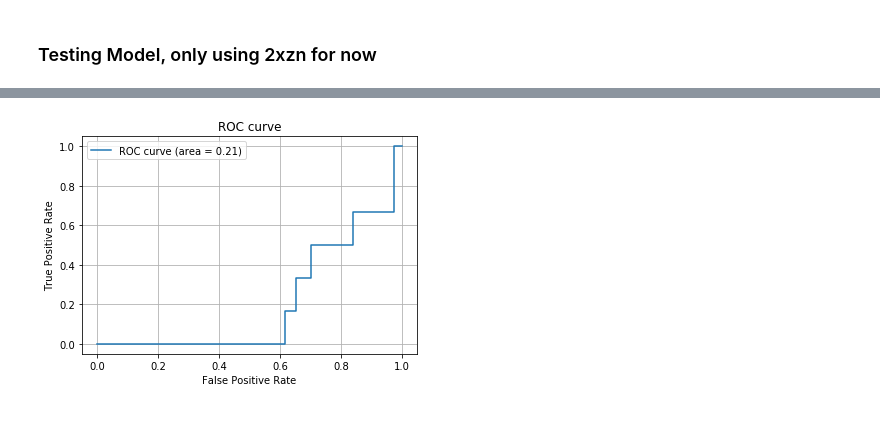
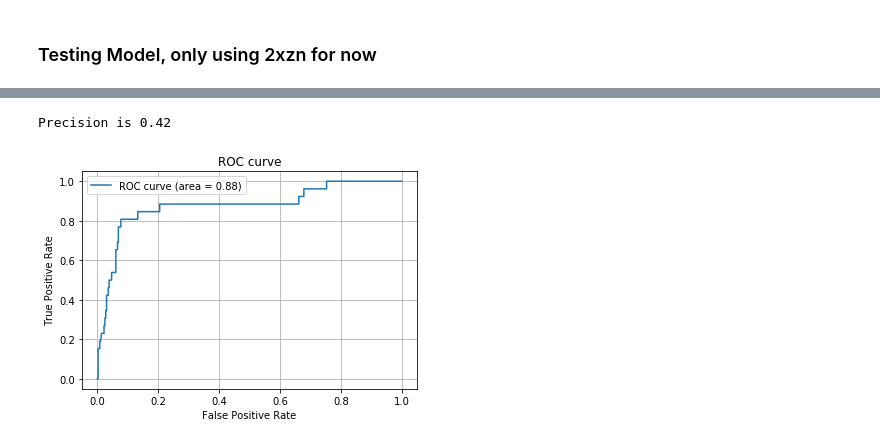
Before and after one commit to ChrisBiGithub/Graduate-Research, a Jupyter notebook: Research/model.ipynb, the cells around one changed output, grey strips where cells are left out. Cells and saved outputs as stored; diff of their text form; code cells hidden in the pictures.

Commit message:
With new contact map method, models and some other things

```diff
--- a/Research/model.ipynb
+++ b/Research/model.ipynb
@@ -164,8 +159,8 @@ def sparseToTensor(sp_mx):
     return torch.sparse.FloatTensor(indices, values, shape)
 # %%
 """Turn everything into tensors (part of loadData())"""
-temp = torch.LongTensor(range(adj.shape[0]))
-temp_perm = temp[torch.randperm(adj.shape[0])]
+temp = torch.LongTensor(range(adj1.shape[0]))
+temp_perm = temp[torch.randperm(adj1.shape[0])]
 
 train_idx_1 = temp_perm[:250]
 val_idx_1 = temp_perm[250:300]
@@ -174,9 +169,18 @@ test_idx_1 = temp_perm[300:]
 # print("Train index: {} \n Validation index: {} \n Test index: {}\n".format(train_idx_1, val_idx_1, test_idx_1))
 # print("=========================================================================================================")
 
-norm_lap_1 = sparseToTensor(norm_lap)
+# norm_lap_1 = sparseToTensor(norm_lap)
+# k2_lap_1 = sparseToTensor(k2_lap)
+# k3_lap_1 = sparseToTensor(k3_lap)
+# k4_lap_1 = sparseToTensor(k4_lap)
 features_1 = torch.FloatTensor(features)
 labels_1 = torch.LongTensor(labels)
 
+# tensor of contact maps
+cm1_lap_1 = sparseToTensor(norm_cm_1)
+cm1_lap_2 = sparseToTensor(norm_cm_2)
+cm1_lap_3 = sparseToTensor(norm_cm_3)
+cm1_lap_4 = sparseToTensor(norm_cm_4)
+
 # print("Labels: {}\n Features: {}\n Laplacia: {}".format(labels_1, features_1, norm_lap_1.to_dense())) #to_dense() shows the sparse matrix in regular dense format
 #return adj, features, labels, train_idx, val_idx, test_idx
@@ -222,3 +190,13 @@ def accuracy(output, labels):
     correct = preds.eq(labels).double()
     correct = correct.sum()
     return correct / len(labels)
+# %%
+model = GCN(nfeat = features.shape[1],
+            nhid1 = 16,
+            nhid2 = 16,
+            nhid3 = 8,
+            nclass= 2,
+            dropout = 0.5)
+optimizer = optim.Adam(model.parameters(),
+                       lr = 0.01, weight_decay = 5e-4)
+print(model)
@@ -225 +210,13 @@ def accuracy(output, labels):
+# %%
+device = torch.device("cuda:0" if torch.cuda.is_available() else "cpu")
+
+if torch.cuda.is_available():
+    model.to(device)
+    features_1 = features_1.cuda()
+    norm_lap_1 = norm_lap_1.cuda()
+    k2_lap_1 = k2_lap_1.cuda()
+    labels_1 = labels_1.cuda()
+    train_idx_1 = train_idx_1.cuda()
+    val_idx_1 = val_idx_1.cuda()
+    test_idx_1 = test_idx_1.cuda()
 # %%
@@ -290,7 +372,7 @@ Text(0.5, 1.0, 'Validation Accuracy')
 # %%
 # def test():
 model.eval()
-output = model(features_1, norm_lap_1)
+output = model(features_1, cm1_lap_4)
 loss_test = F.nll_loss(output[test_idx_1], labels_1[test_idx_1])
 acc_test = accuracy(output[test_idx_1], labels_1[test_idx_1])
 print("Test set results:",
@@ -341,13 +407,18 @@ tensor([0, 0, 0, 0, 0, 0, 0, 0, 0, 0, 0, 0, 0, 0, 0, 0, 0, 0, 0, 0, 0, 0, 0, 0,
+# %%
+precision = c[(1,1)] / (c[(1,0)] + c[(1,1)])
+print("Precision is {}".format(precision))
+# %% [output]
+Precision is 0.42
 # %%
-fpr, tpr, thresholds = sklearn.metrics.roc_curve(labels_1[test_idx_1].cpu().tolist(), output[test_idx_1].max(1)[0].cpu().tolist())
+fpr, tpr, thresholds = sklearn.metrics.roc_curve(labels_1.cpu().tolist(), output[:,1].cpu().tolist())
 
 auc = sklearn.metrics.auc(fpr, tpr)
 
 plt.plot(fpr, tpr, label='ROC curve (area = %.2f)'%auc)
 plt.legend()
 plt.title('ROC curve')
 plt.xlabel('False Positive Rate')
 plt.ylabel('True Positive Rate')
 plt.grid(True)
 # %% [output]
-[figure, old version]
+[figure, new version]
```
Also changed, not shown: parts of 37 cells of this notebook, 10 other files.
